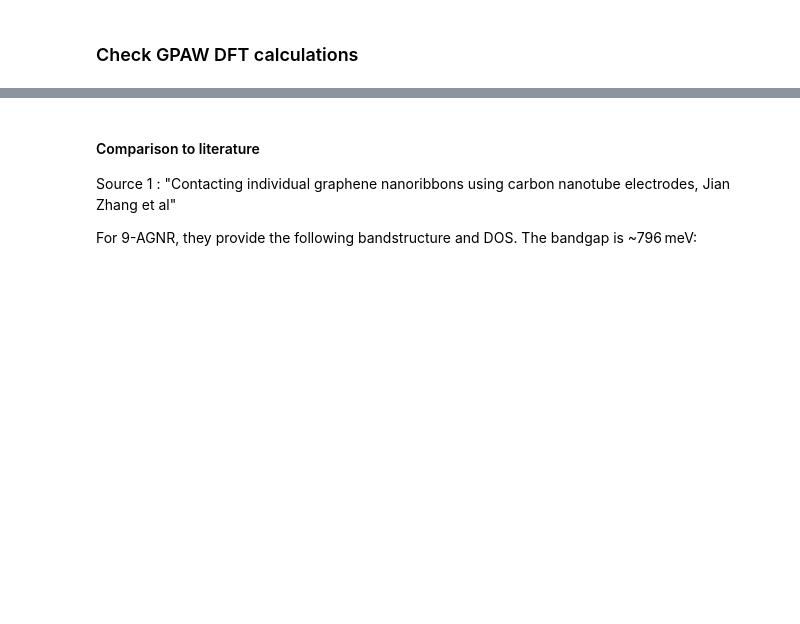
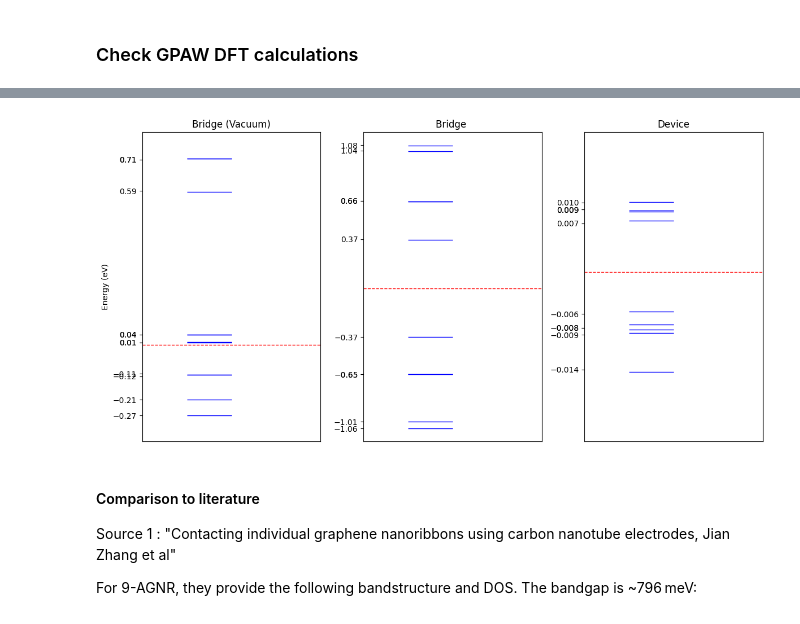
Before and after one commit to aj0337/qtpyt-tests, a Jupyter notebook: CNT_AGNR/checks.ipynb, the cells around one changed output, grey strips where cells are left out. Cells and saved outputs as stored; diff of their text form; code cells hidden in the pictures; blank space fills up the shorter version.

```diff
--- a/CNT_AGNR/checks.ipynb
+++ b/CNT_AGNR/checks.ipynb
@@ -65,0 +6,79 @@ Device Bandgap = 0.013050000000000672 eV
+# %%
+import numpy as np
+import matplotlib.pyplot as plt
+
+# --- Bridge data obtained manually from gpaw's .txt output ---
+E_fermi_bridge = 0.14644041935951402
+bridge_levels = np.array([-0.91088, -0.85980, -0.50541, -0.50540, -0.21988,
+                          0.51209, 0.80314, 0.80315, 1.18291, 1.22505])
+bridge_levels -= E_fermi_bridge
+
+E_fermi_bridge_vaccuum = -6.18029
+bridge_levels_vaccuum = np.array([-6.44977, -6.3908,  -6.29555, -6.29524, -6.17033, -6.17002, -6.14085, -6.14051, -5.59488, -5.46546, -5.46529])
+bridge_levels_vaccuum -= E_fermi_bridge_vaccuum
+
+# --- Device data obtained manually from gpaw's .txt output ---
+E_fermi_device = -5.88795319605644
+device_levels = np.array([-5.90228, -5.89667, -5.89622, -5.89546, -5.89362,
+                          -5.88057, -5.87930, -5.87908, -5.87786])
+device_levels -= E_fermi_device
+
+# --- Bandgap calculation function ---
+def compute_bandgap(levels, E_fermi, tol=1e-6):
+    occ = levels[levels <= E_fermi + tol]
+    unocc = levels[levels > E_fermi - tol]
+    homo = occ.max() if occ.size else None
+    lumo = unocc.min() if unocc.size else None
+    if homo is not None and lumo is not None and lumo > homo:
+        return lumo - homo, homo, lumo
+    else:
+        return 0.0, homo, lumo
+
+# --- Bandgap results ---
+bridge_gap, bridge_homo, bridge_lumo = compute_bandgap(bridge_levels_vaccuum, 0.0)
+device_gap, device_homo, device_lumo = compute_bandgap(device_levels, 0.0)
+bridge_gap_fermi, *_ = compute_bandgap(bridge_levels, 0.0)
+
+print(f"Bridge Bandgap (vacuum) = {bridge_gap:.3f} eV")
+print(f"Bridge Bandgap  = {bridge_gap_fermi:.3f} eV")
+print(f"Device Bandgap = {device_gap:.3f} eV")
+
+# --- Plotting all three ---
+fig, axes = plt.subplots(1, 3, figsize=(12, 6), sharex=False, sharey=False)
+
+x_start_line, x_end_line = 0.25, 0.5
+
+# Bridge plot (vacuum)
+axes[0].set_title("Bridge (Vacuum)")
+for energy in bridge_levels_vaccuum:
+    axes[0].hlines(y=energy, xmin=x_start_line, xmax=x_end_line, colors='b', linewidth=1)
+axes[0].hlines(y=0.0, xmin=0, xmax=1, colors='red', linestyle='--', linewidth=1)
+axes[0].set_ylabel("Energy (eV)")
+axes[0].set_ylim(min(bridge_levels_vaccuum) - 0.1, max(bridge_levels_vaccuum) + 0.1)
+axes[0].set_xlim(0, 1)
+axes[0].set_yticks(np.round(bridge_levels_vaccuum, 2))
+axes[0].set_xticks([])
+
+# Bridge plot
+axes[1].set_title("Bridge ")
+for energy in bridge_levels:
+    axes[1].hlines(y=energy, xmin=x_start_line, xmax=x_end_line, colors='b', linewidth=1)
+axes[1].hlines(y=0.0, xmin=0, xmax=1, colors='red', linestyle='--', linewidth=1)
+axes[1].set_ylim(min(bridge_levels) - 0.1, max(bridge_levels) + 0.1)
+axes[1].set_xlim(0, 1)
+axes[1].set_yticks(np.round(bridge_levels, 2))
+axes[1].set_xticks([])
+
+# Device plot
+axes[2].set_title("Device")
+for energy in device_levels:
+    axes[2].hlines(y=energy, xmin=x_start_line, xmax=x_end_line, colors='b', linewidth=1)
+axes[2].hlines(y=0.0, xmin=0, xmax=1, colors='red', linestyle='--', linewidth=1)
+axes[2].set_ylim(min(device_levels) - 0.01, max(device_levels) + 0.01)
+axes[2].set_xlim(0, 1)
+axes[2].set_yticks(np.round(device_levels, 3))
+axes[2].set_xticks([])
+
+plt.tight_layout()
+plt.show()
+# %% [output]
@@ -66,3 +88,4 @@ Device Bandgap = 0.013050000000000672 eV
+[figure, added]
 # %% [markdown]
 #### Comparison to literature
 
```
Also changed, not shown: parts of 6 cells of this notebook, 14 other files.
